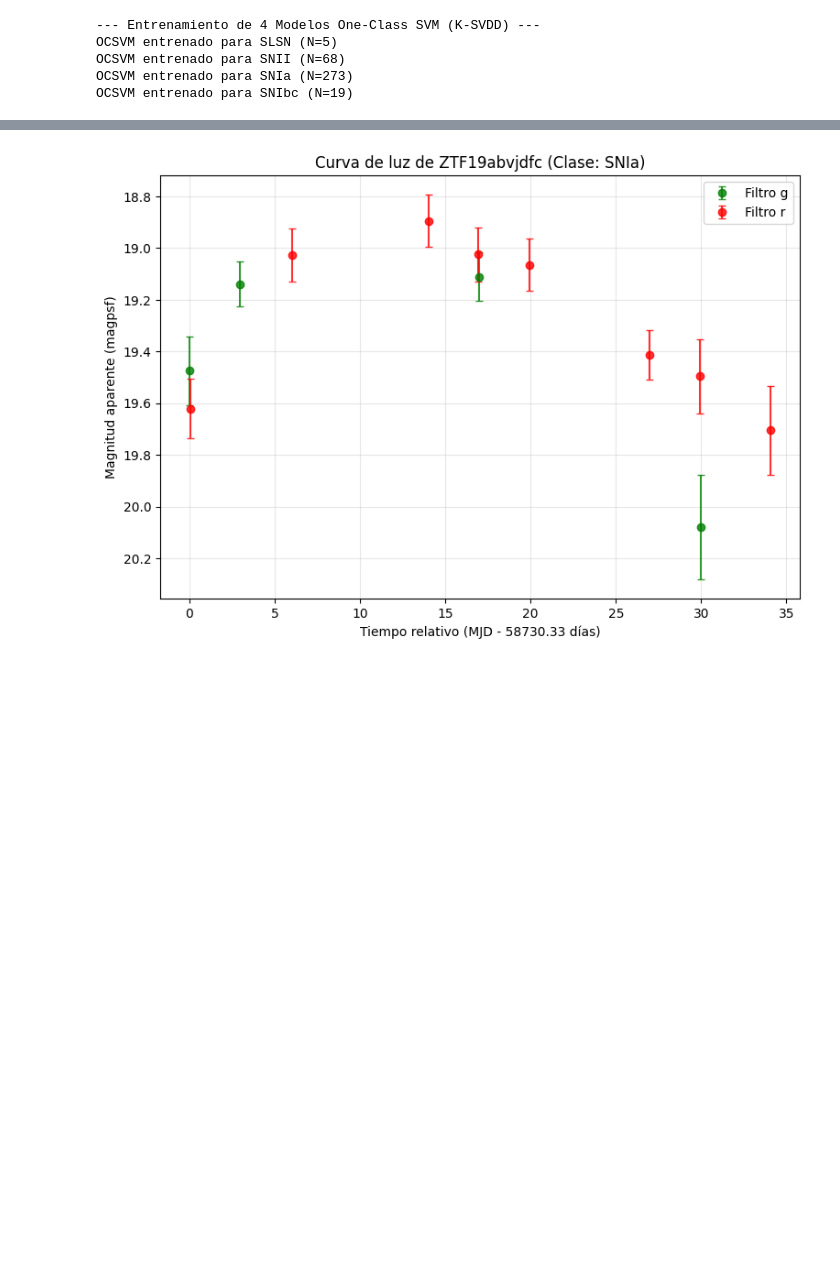
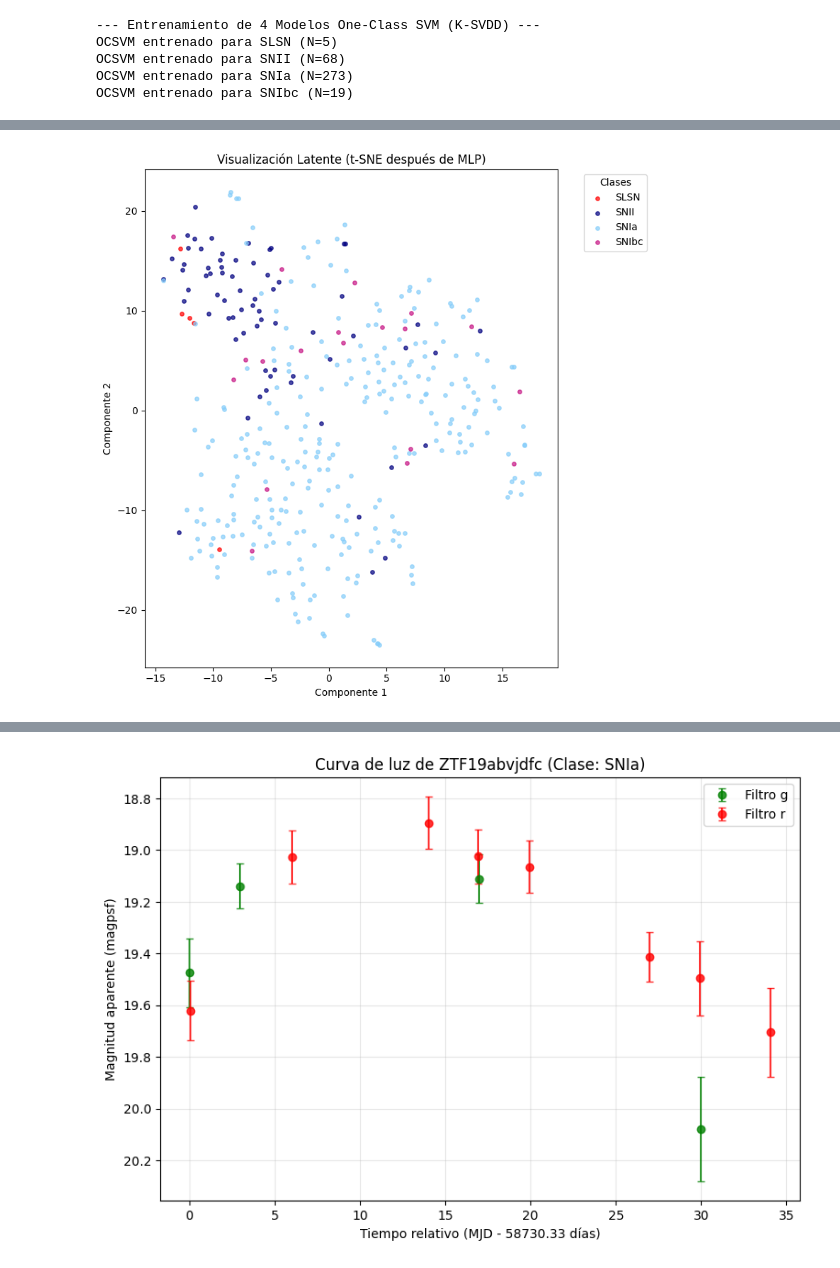
Before and after one commit to 742983492/Clasificacion-de-supernovas-de-ALeRCE, a Jupyter notebook: Red_MLP.ipynb, the cells around one changed output, grey strips where cells are left out. Cells and saved outputs as stored; diff of their text form; code cells hidden in the pictures; blank space fills up the shorter version.

```diff
--- a/Red_MLP.ipynb
+++ b/Red_MLP.ipynb
@@ -422,0 +487,10 @@ OCSVM entrenado para SNIbc (N=19)
+# %%
+plot_latent_space(
+    Z_2D_tsne,
+    y_latent,
+    'Visualización Latente (t-SNE después de MLP)',
+    class_names_sn,
+    custom_colors=custom_colors  # Agrega este parámetro también
+)
+# %% [output]
+[figure, added]
```
Also changed, not shown: parts of 18 cells of this notebook.
